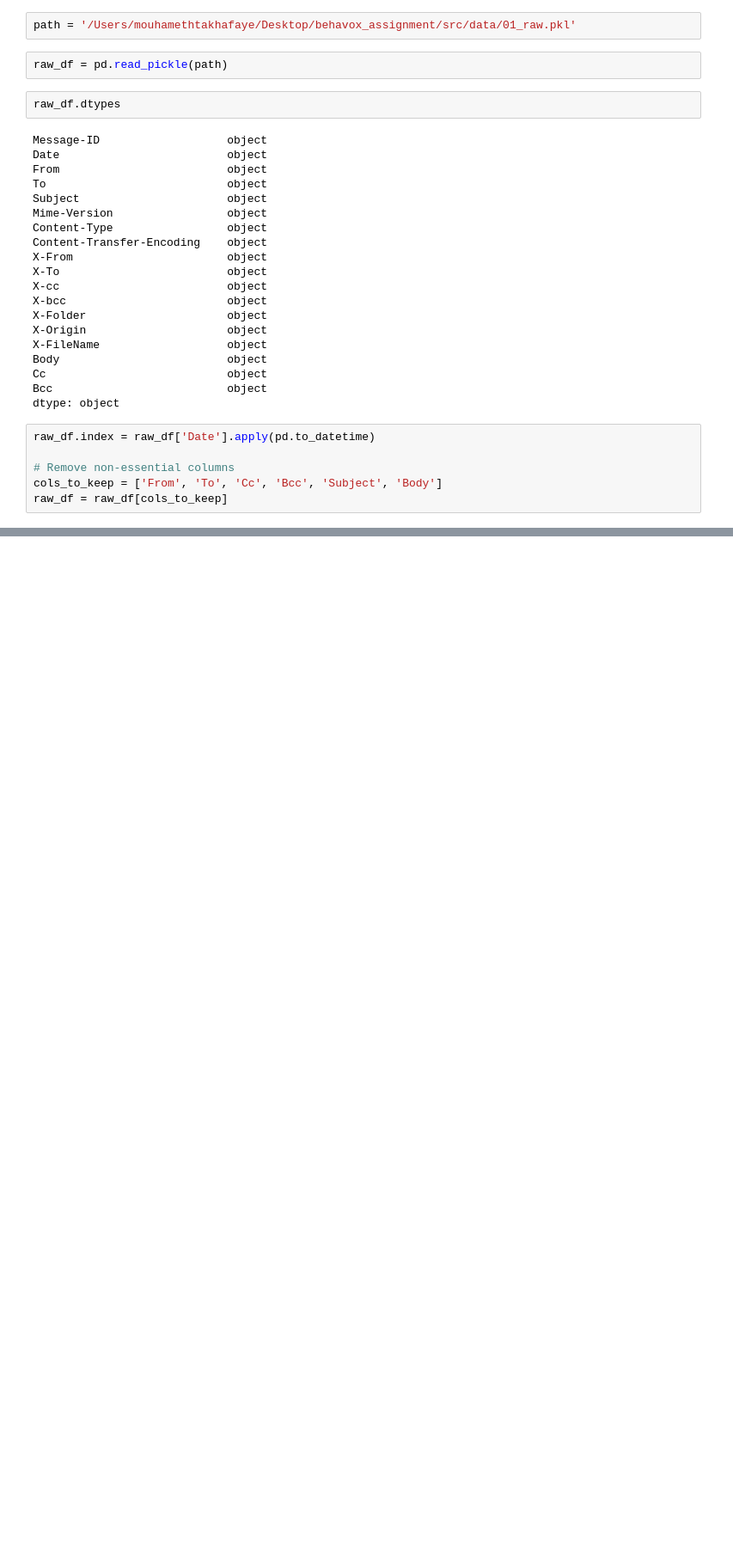
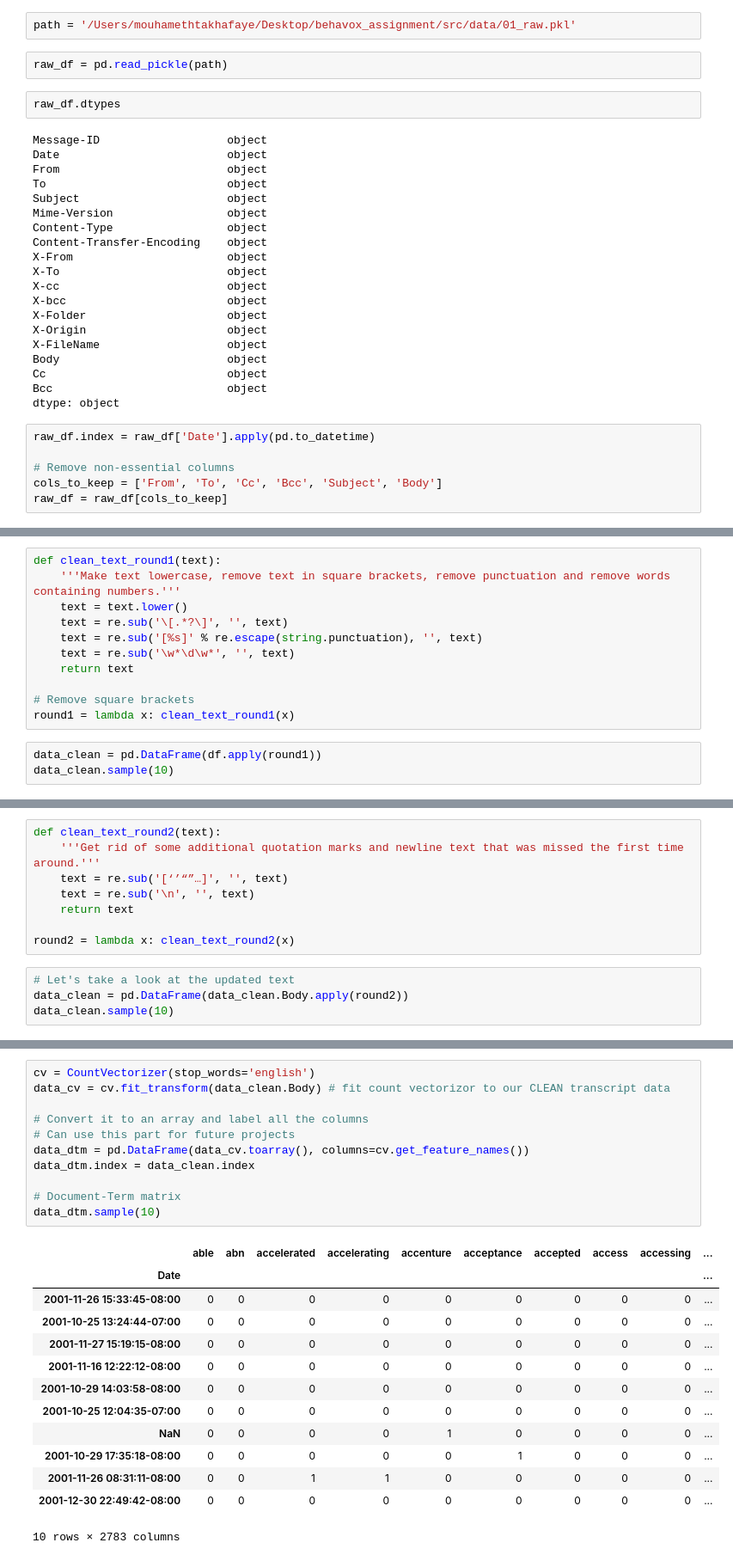
Before and after one commit to mtfaye/features-extraction, a Jupyter notebook: notebooks/1.0-mtf-initial-EDA.ipynb, the cells around one changed output, grey strips where cells are left out. Shown at 86% size. Saved outputs shown, nothing was run; the diff lists cells and outputs as text; blank space fills up the shorter version.

Commit message:
data cleasing

```diff
--- a/notebooks/1.0-mtf-initial-EDA.ipynb
+++ b/notebooks/1.0-mtf-initial-EDA.ipynb
@@ -66,0 +178,14 @@ raw_df.describe()
+# %%
+def clean_text_round1(text):
+    '''Make text lowercase, remove text in square brackets, remove punctuation and remove words containing numbers.'''
+    text = text.lower()
+    text = re.sub('\[.*?\]', '', text)
+    text = re.sub('[%s]' % re.escape(string.punctuation), '', text)
+    text = re.sub('\w*\d\w*', '', text)
+    return text
+
+# Remove square brackets
+round1 = lambda x: clean_text_round1(x)
+# %%
+data_clean = pd.DataFrame(df.apply(round1))
+data_clean.sample(10)
@@ -66,0 +207,12 @@ raw_df.describe()
+# %%
+def clean_text_round2(text):
+    '''Get rid of some additional quotation marks and newline text that was missed the first time around.'''
+    text = re.sub('[‘’“”…]', '', text)
+    text = re.sub('\n', '', text)
+    return text
+
+round2 = lambda x: clean_text_round2(x)
+# %%
+# Let's take a look at the updated text
+data_clean = pd.DataFrame(data_clean.Body.apply(round2))
+data_clean.sample(10)
@@ -66,0 +238,25 @@ raw_df.describe()
+# %%
+cv = CountVectorizer(stop_words='english')
+data_cv = cv.fit_transform(data_clean.Body) # fit count vectorizor to our CLEAN transcript data
+
+# Convert it to an array and label all the columns
+# Can use this part for future projects
+data_dtm = pd.DataFrame(data_cv.toarray(), columns=cv.get_feature_names())
+data_dtm.index = data_clean.index
+
+# Document-Term matrix
+data_dtm.sample(10)
+# %% [output]
+|  | able | abn | accelerated | accelerating | accenture | acceptance | accepted | access | accessing | ... |
+| Date |  |  |  |  |  |  |  |  |  | ... |
+| 2001-11-26 15:33:45-08:00 | 0 | 0 | 0 | 0 | 0 | 0 | 0 | 0 | 0 | ... |
+| 2001-10-25 13:24:44-07:00 | 0 | 0 | 0 | 0 | 0 | 0 | 0 | 0 | 0 | ... |
+| 2001-11-27 15:19:15-08:00 | 0 | 0 | 0 | 0 | 0 | 0 | 0 | 0 | 0 | ... |
+| 2001-11-16 12:22:12-08:00 | 0 | 0 | 0 | 0 | 0 | 0 | 0 | 0 | 0 | ... |
+| 2001-10-29 14:03:58-08:00 | 0 | 0 | 0 | 0 | 0 | 0 | 0 | 0 | 0 | ... |
+| 2001-10-25 12:04:35-07:00 | 0 | 0 | 0 | 0 | 0 | 0 | 0 | 0 | 0 | ... |
+| NaN | 0 | 0 | 0 | 0 | 1 | 0 | 0 | 0 | 0 | ... |
+| 2001-10-29 17:35:18-08:00 | 0 | 0 | 0 | 0 | 0 | 1 | 0 | 0 | 0 | ... |
+| 2001-11-26 08:31:11-08:00 | 0 | 0 | 1 | 1 | 0 | 0 | 0 | 0 | 0 | ... |
+| 2001-12-30 22:49:42-08:00 | 0 | 0 | 0 | 0 | 0 | 0 | 0 | 0 | 0 | ... |
+10 rows × 2783 columns
```
Also changed, not shown: parts of 23 cells of this notebook, 16 other files.
